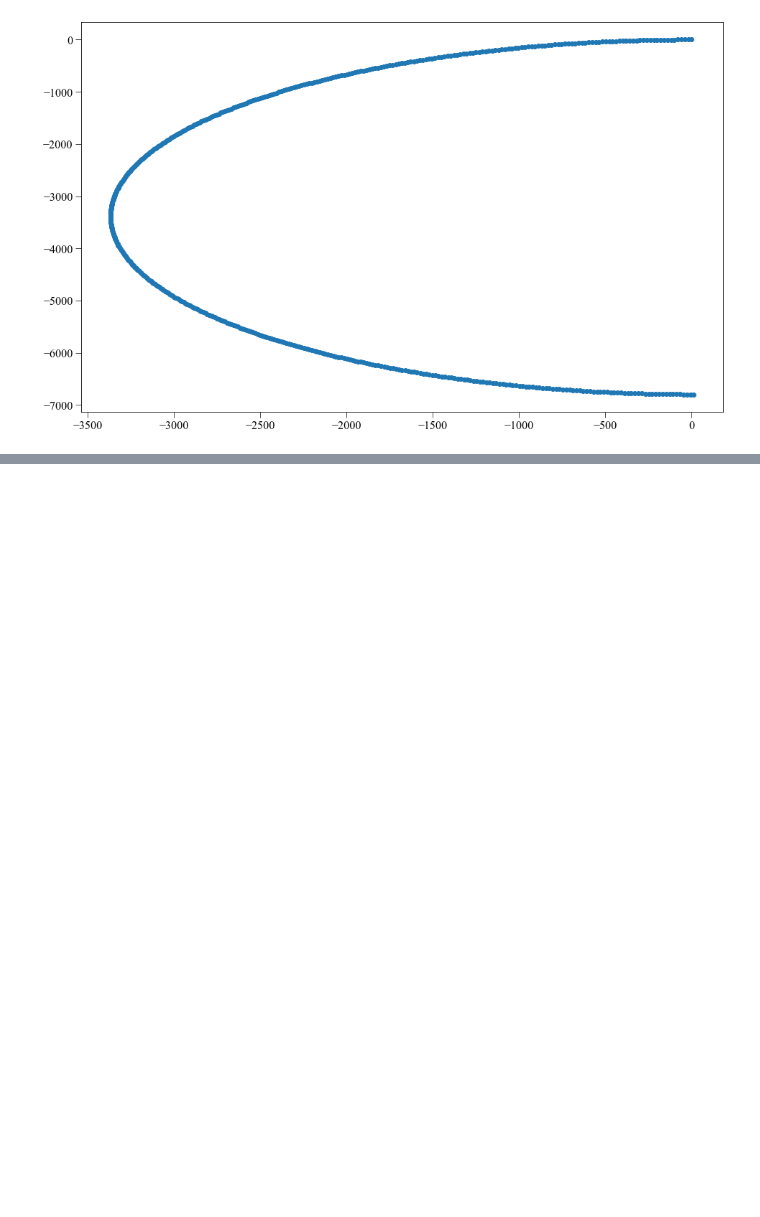
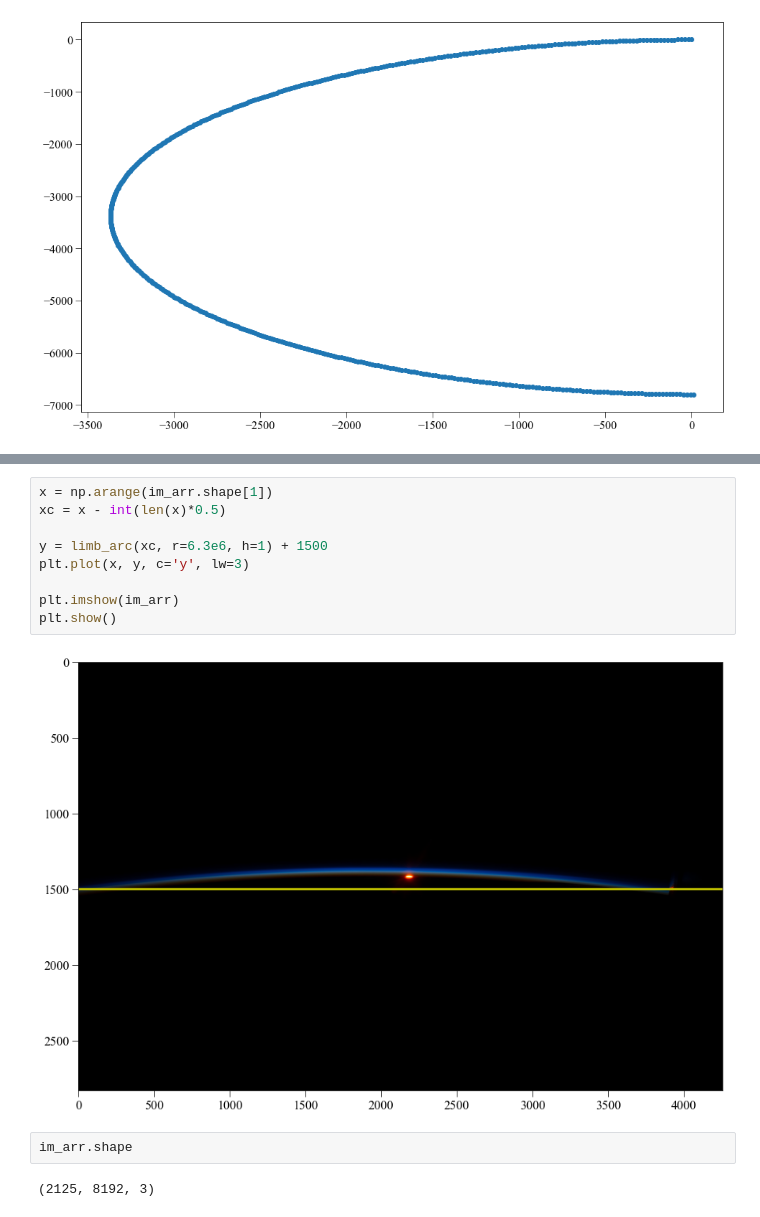
Before and after one commit to bogsdarking/planet_ruler, a Jupyter notebook: earth_radius.ipynb, the cells around one changed output, grey strips where cells are left out. Cells and saved outputs as stored; diff of their text form; blank space fills up the shorter version.

```diff
--- a/earth_radius.ipynb
+++ b/earth_radius.ipynb
@@ -283,0 +439,15 @@ plt.show()
+# %%
+x = np.arange(im_arr.shape[1])
+xc = x - int(len(x)*0.5)
+
+y = limb_arc(xc, r=6.3e6, h=1) + 1500
+plt.plot(x, y, c='y', lw=3)
+
+plt.imshow(im_arr)
+plt.show()
+# %% [output]
+[figure, added]
+# %%
+im_arr.shape
+# %% [output]
+(2125, 8192, 3)
```
Also changed, not shown: parts of 43 cells of this notebook, 4 other files.
